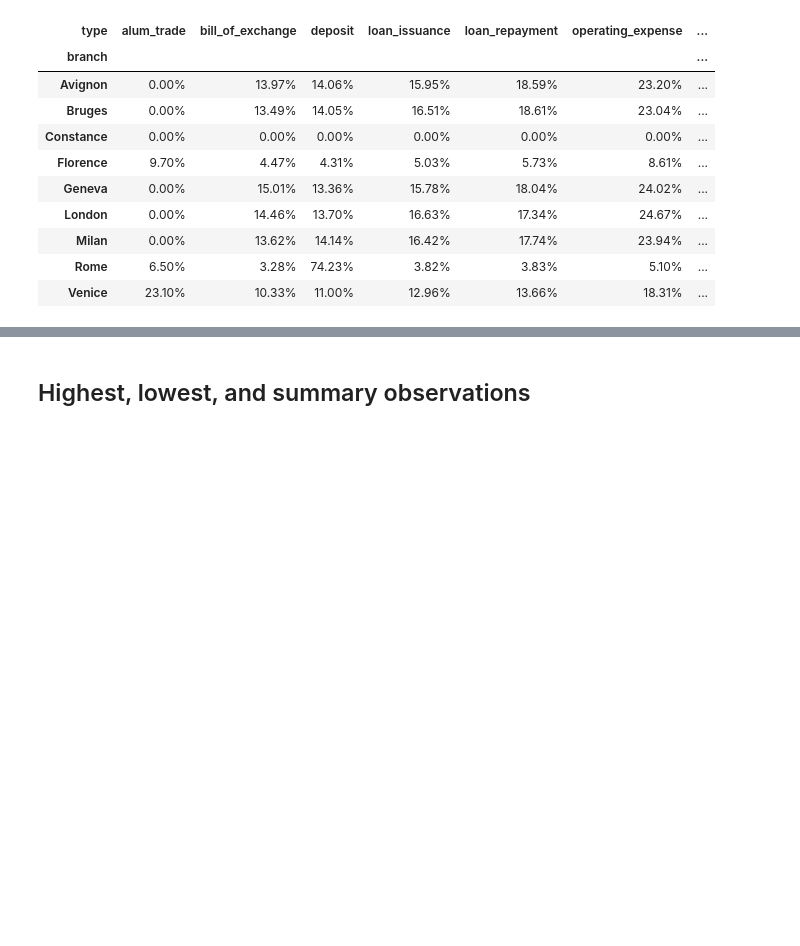
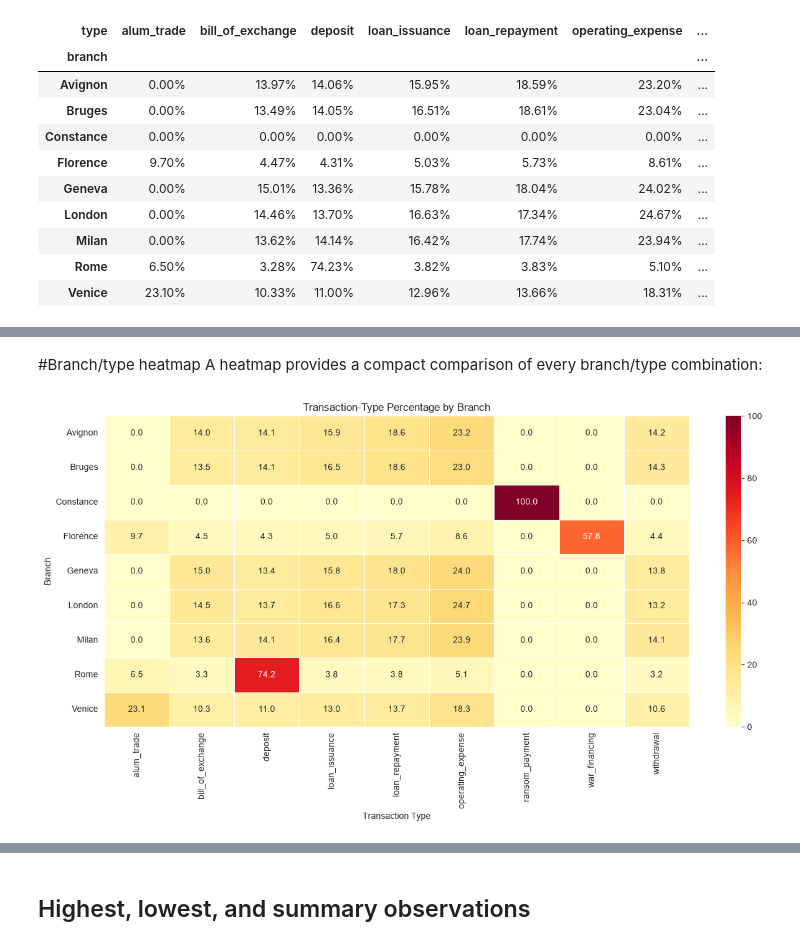
Before and after one commit to MediciMessCharlie/MediciMess_Charlie, a Jupyter notebook: analysis/phase1_Hakeem_80230_analysis.ipynb, the cells around one changed output, grey strips where cells are left out. Saved outputs shown, nothing was run; the diff lists cells and outputs as text; code cells hidden in the pictures; blank space fills up the shorter version.

```diff
--- a/analysis/phase1_Hakeem_80230_analysis.ipynb
+++ b/analysis/phase1_Hakeem_80230_analysis.ipynb
@@ -158,0 +216,23 @@ Within-branch percentages
+# %% [markdown]
+#Branch/type heatmap
+A heatmap provides a compact comparison of every branch/type combination:
+# %%
+import seaborn as sns
+
+plt.figure(figsize=(13, 7))
+
+sns.heatmap(
+    branch_type_percentages,
+    annot=True,
+    fmt=".1f",
+    cmap="YlOrRd",
+    linewidths=0.5,
+)
+
+plt.title("Transaction-Type Percentage by Branch")
+plt.xlabel("Transaction Type")
+plt.ylabel("Branch")
+plt.tight_layout()
+plt.show()
+# %% [output]
+[figure, added]
```
Also changed, not shown: parts of 9 cells of this notebook.
